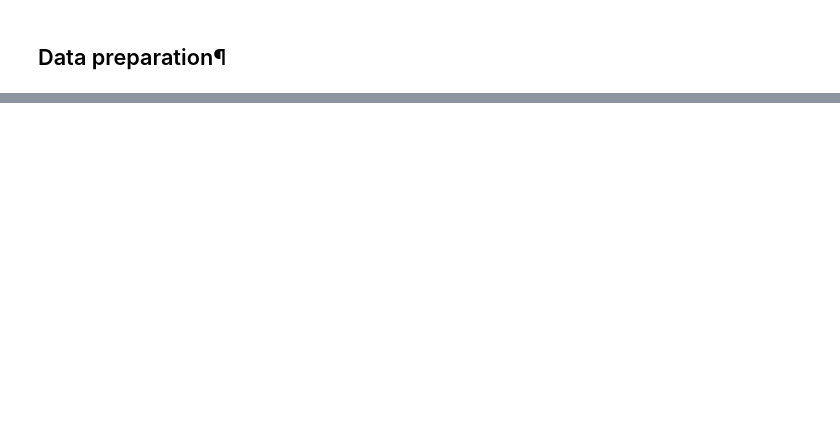
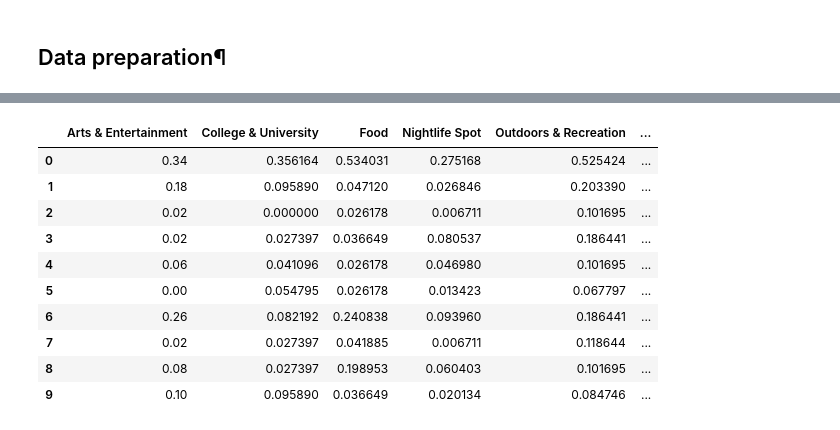
Before and after one commit to ArjanLem/Coursera_Capstone, a Jupyter notebook: BattleNeighbourhoods/classification_dutch_train_stations-wk5.ipynb, the cells around one changed output, grey strips where cells are left out. Cells and saved outputs as stored; diff of their text form; code cells hidden in the pictures; blank space fills up the shorter version.

```diff
--- a/BattleNeighbourhoods/classification_dutch_train_stations-wk5.ipynb
+++ b/BattleNeighbourhoods/classification_dutch_train_stations-wk5.ipynb
@@ -269,6 +252,18 @@ columns
 # %%
 vanue_counts_norm_df = pd.DataFrame(vanue_counts_norm, columns=columns)
 #cluster_df.columns = [c in categories_list_df['Category']]
-vanue_counts_norm_df.head()
+vanue_counts_norm_df.head(10)
+# %% [output]
+|  | Arts & Entertainment | College & University | Food | Nightlife Spot | Outdoors & Recreation | ... |
+| 0 | 0.34 | 0.356164 | 0.534031 | 0.275168 | 0.525424 | ... |
+| 1 | 0.18 | 0.095890 | 0.047120 | 0.026846 | 0.203390 | ... |
+| 2 | 0.02 | 0.000000 | 0.026178 | 0.006711 | 0.101695 | ... |
+| 3 | 0.02 | 0.027397 | 0.036649 | 0.080537 | 0.186441 | ... |
+| 4 | 0.06 | 0.041096 | 0.026178 | 0.046980 | 0.101695 | ... |
+| 5 | 0.00 | 0.054795 | 0.026178 | 0.013423 | 0.067797 | ... |
+| 6 | 0.26 | 0.082192 | 0.240838 | 0.093960 | 0.186441 | ... |
+| 7 | 0.02 | 0.027397 | 0.041885 | 0.006711 | 0.118644 | ... |
+| 8 | 0.08 | 0.027397 | 0.198953 | 0.060403 | 0.101695 | ... |
+| 9 | 0.10 | 0.095890 | 0.036649 | 0.020134 | 0.084746 | ... |
 # %%
 vanue_counts_norm_df.shape
```
Also changed, not shown: parts of 17 cells of this notebook, 2 other files.
